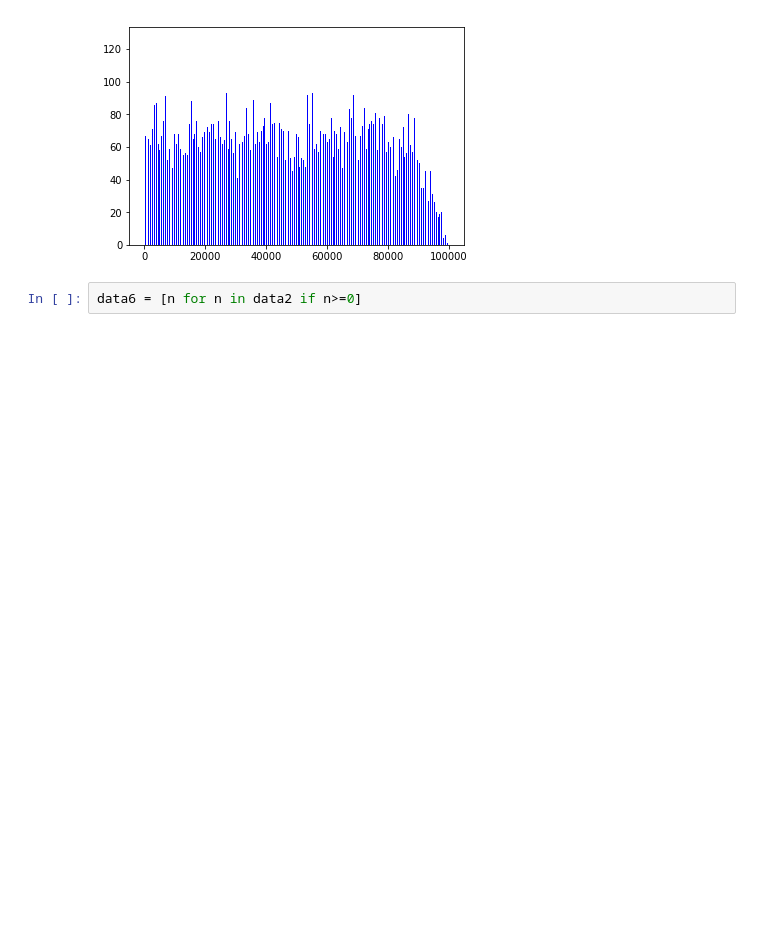
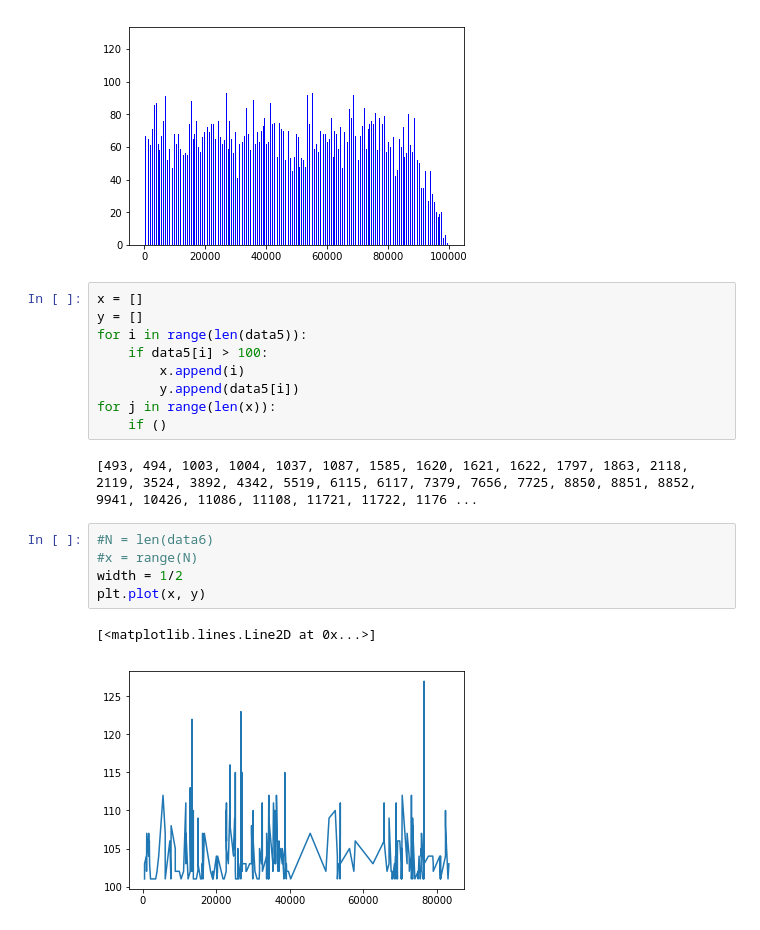
Before and after one commit to MMaetha/maize_runner, a Jupyter notebook: counter_02.ipynb, the cells around one changed output. Drawn from its saved outputs; the diff is of its cells as text; blank space fills up the shorter version.

Commit message:
rearrange graph plot

```diff
--- a/counter_02.ipynb
+++ b/counter_02.ipynb
@@ -57,5 +57,22 @@ plt.bar(x, data5, width, color="blue")
 # %% [output]
 <Container object of 99997 artists>
 [figure]
-# %%
-data6 = [n for n in data2 if n>=0]
+# %%
+x = []
+y = []
+for i in range(len(data5)):
+    if data5[i] > 100:
+        x.append(i)
+        y.append(data5[i])
+for j in range(len(x)):
+    if ()
+# %% [output]
+[493, 494, 1003, 1004, 1037, 1087, 1585, 1620, 1621, 1622, 1797, 1863, 2118, 2119, 3524, 3892, 4342, 5519, 6115, 6117, 7379, 7656, 7725, 8850, 8851, 8852, 9941, 10426, 11086, 11108, 11721, 11722, 1176 ...
+# %%
+#N = len(data6)
+#x = range(N)
+width = 1/2
+plt.plot(x, y)
+# %% [output]
+[<matplotlib.lines.Line2D at 0x...>]
+[figure, added]
```
